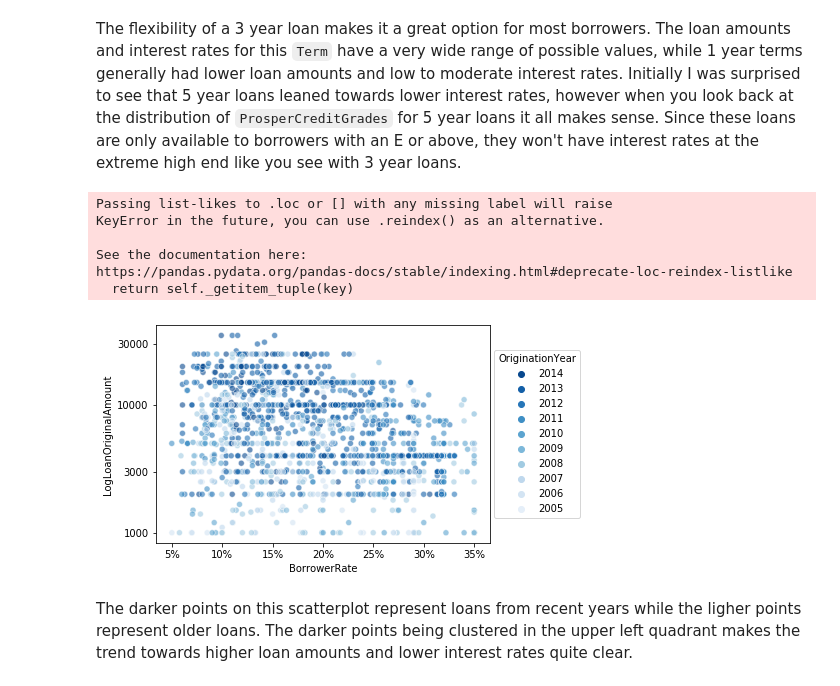
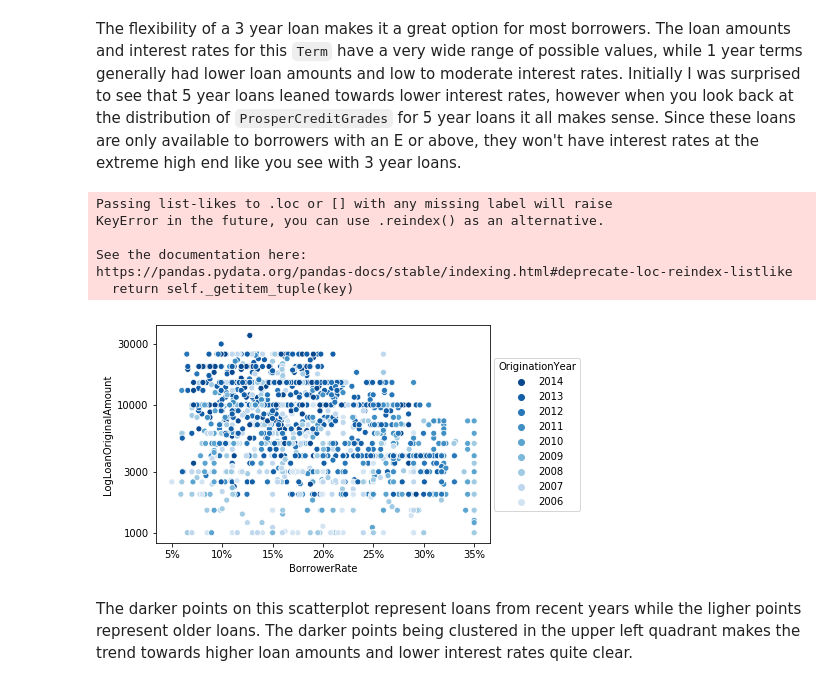
Before and after one commit to iRowebot/prosper_loans_visualizations, a Jupyter notebook: prosper_loans_data_visualization.ipynb, the cells around one changed output. Cells and saved outputs as stored; diff of their text form; code cells hidden in the pictures.

Commit message:
Finish multivariate visualizations.

```diff
--- a/prosper_loans_data_visualization.ipynb
+++ b/prosper_loans_data_visualization.ipynb
@@ -615,7 +615,7 @@ def corr(x, y, xy=(1.02, 0.90), **kwargs):
 df['LogLoanOriginalAmount'] = np.log10(df['LoanOriginalAmount'])
 # %%
 # Create subset that has NaN's removed.
-df_subset = df[~((df.CreditScoreRangeUpper.isna())|(df.LogLoanOriginalAmount.isna()))]
+df_subset = df[~((df.CreditScoreRangeUpper.isna())|(df.LogLoanOriginalAmount.isna()))].copy()
 # %%
 ax = sns.regplot(data=df_subset, x='CreditScoreRangeUpper', y='BorrowerRate', scatter_kws={'alpha':0.005})
 
@@ -705,24 +705,24 @@ The flexibility of a 3 year loan makes it a great option for most borrowers. The
 # %%
 sample = np.random.choice(df_subset.shape[0], 1500, replace=True)
 sample_set = df_subset.loc[sample,:]
 
 y_labels = [1000, 3000, 10000, 30000]
 
 sns.scatterplot(data=sample_set, x='BorrowerRate', y='LogLoanOriginalAmount', hue='OriginationYear',
-                alpha=0.6, palette='Blues')
+                alpha=1, palette='Blues')
 
 plt.gca().set_xticklabels('{:.0f}%'.format(x*100) for x in plt.gca().get_xticks())
 plt.yticks(np.log10(y_labels), y_labels)
 
 handles, labels = plt.gca().get_legend_handles_labels()
-plt.legend(handles[-1:0:-1], labels[-1:0:-1], loc=10, title='OriginationYear', bbox_to_anchor=(1.14, 0.5));
+plt.legend(handles[-1:1:-1], labels[-1:1:-1], loc=10, title='OriginationYear', bbox_to_anchor=(1.14, 0.5));
 # %% [output]
 Passing list-likes to .loc or [] with any missing label will raise
 KeyError in the future, you can use .reindex() as an alternative.
 
 See the documentation here:
 https://pandas.pydata.org/pandas-docs/stable/indexing.html#deprecate-loc-reindex-listlike
   return self._getitem_tuple(key)
-[figure, old version]
+[figure, new version]
 # %% [markdown]
 The darker points on this scatterplot represent loans from recent years while the ligher points represent older loans. The darker points being clustered in the upper left quadrant makes the trend towards higher loan amounts and lower interest rates quite clear.
```
Also changed, not shown: parts of 2 cells of this notebook.
